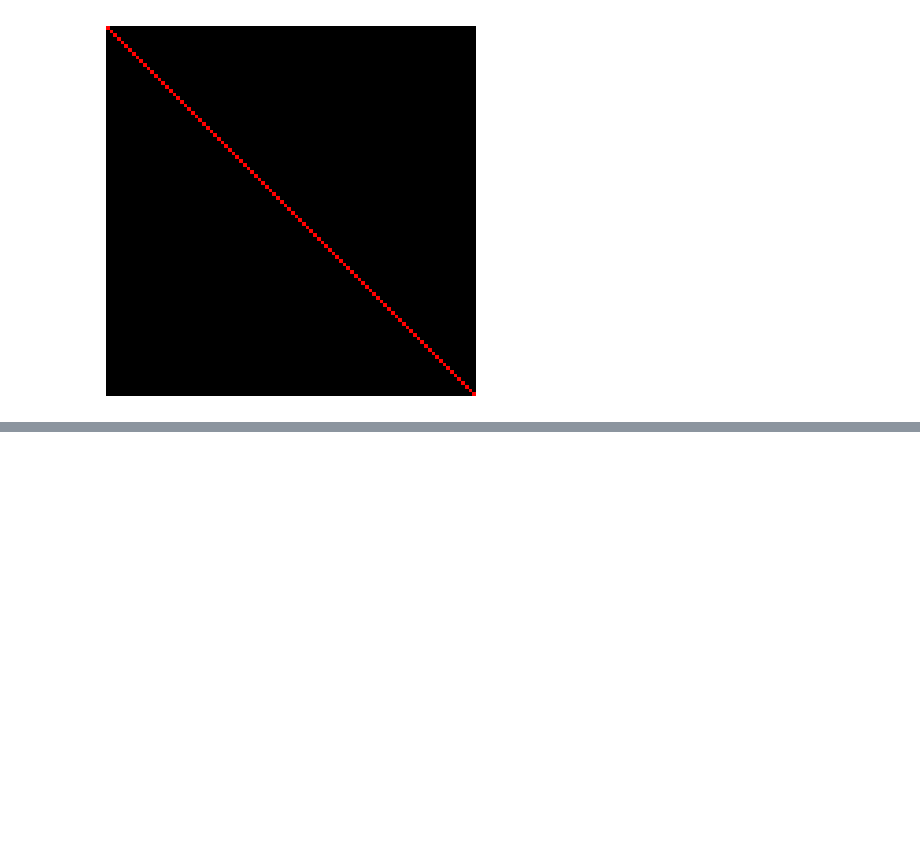
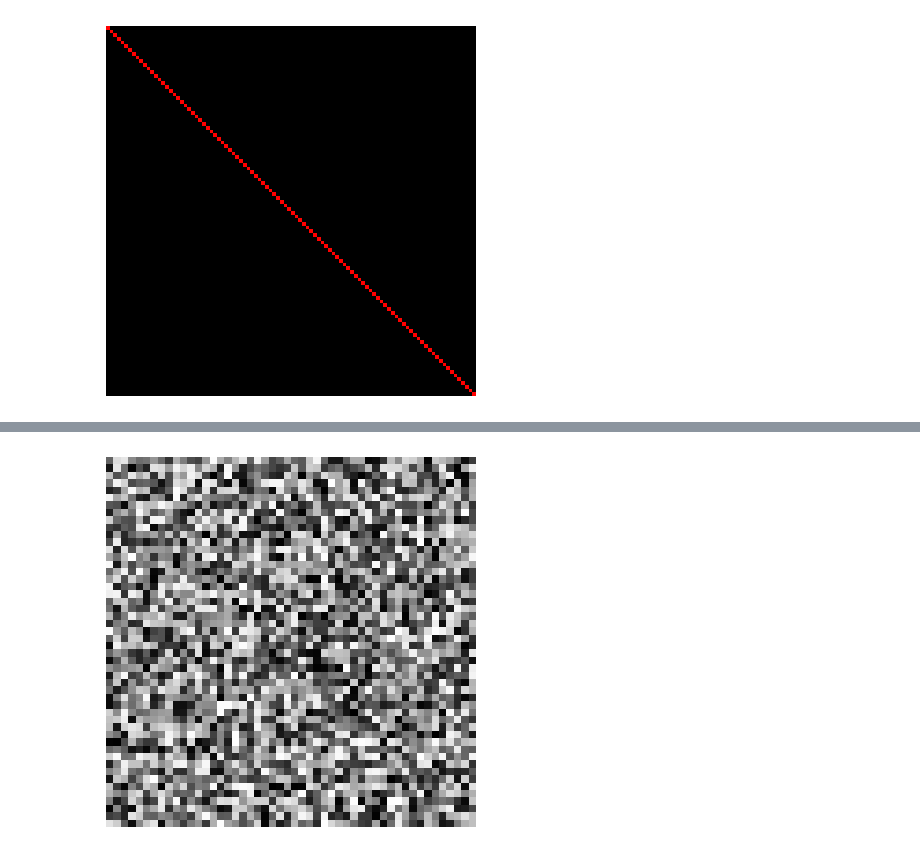
Before and after one commit to java-60TelRan/python-ai, a Jupyter notebook: img-processing.ipynb, the cells around one changed output, grey strips where cells are left out. Cells and saved outputs as stored; diff of their text form; code cells hidden in the pictures; blank space fills up the shorter version.

```diff
--- a/img-processing.ipynb
+++ b/img-processing.ipynb
@@ -23,0 +35,7 @@ plt.show()
+# %%
+img3 = np.random.randint(0, 256, (50, 50), dtype=np.uint8)
+plt.axis('off')
+plt.imshow(img3, cmap="gray")
+plt.show()
+# %% [output]
+[figure, added]
```
Also changed, not shown: parts of 6 cells of this notebook, 1 other file.
